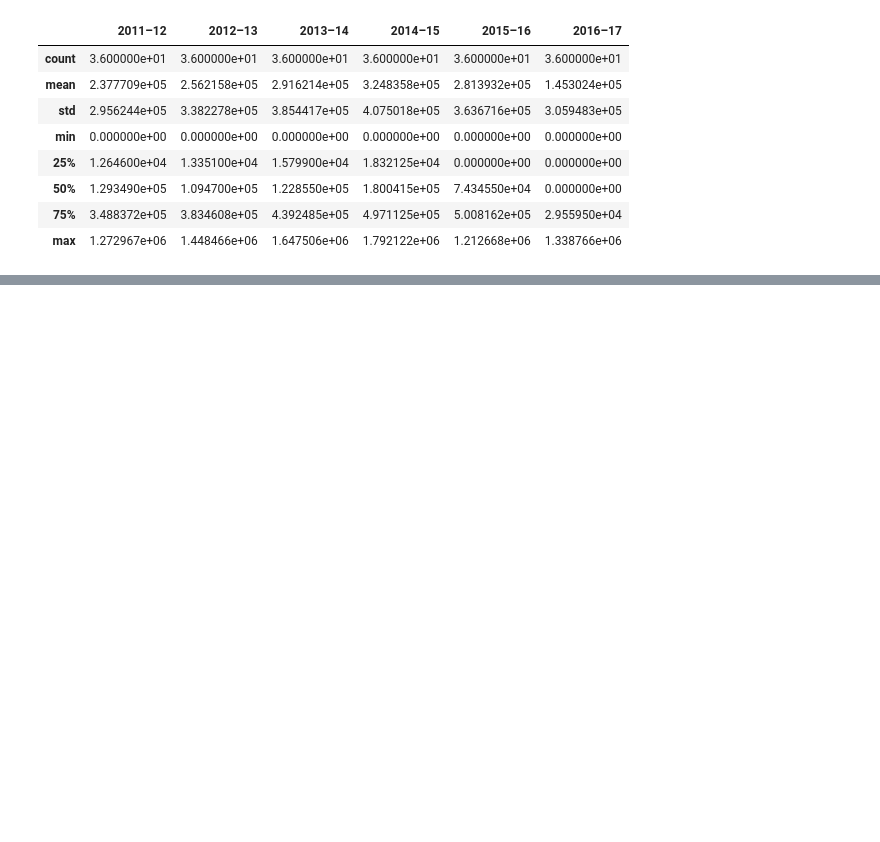
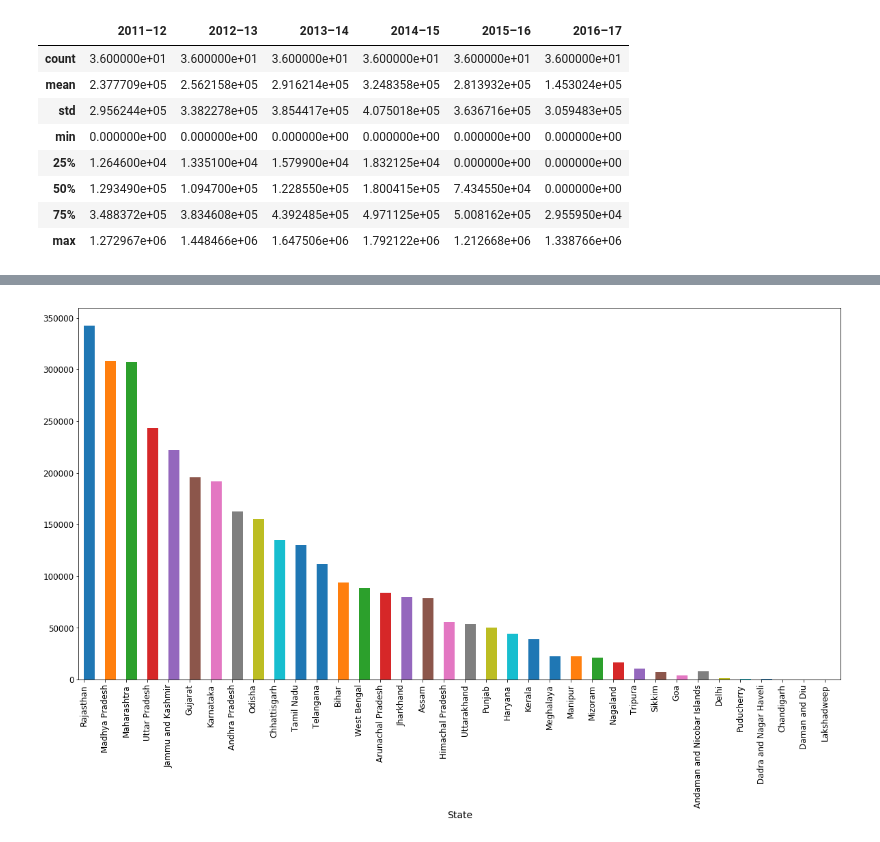
Before and after one commit to SiddalingeshaDS/Data-Incubator, a Jupyter notebook: District wise Rural vs Urban - Stats analysis.ipynb, the cells around one changed output, grey strips where cells are left out. Cells and saved outputs as stored; diff of their text form; code cells hidden in the pictures; blank space fills up the shorter version.

```diff
--- a/District wise Rural vs Urban - Stats analysis.ipynb
+++ b/District wise Rural vs Urban - Stats analysis.ipynb
@@ -347,0 +379,10 @@ internet_sub_df.head()
+# %%
+'''
+data obtained from https://en.wikipedia.org/wiki/List_of_states_and_union_territories_of_India_by_area
+
+'''
+statewise_landarea_df = pd.read_csv('data/statewise_landarea.csv', index_col='State')
+statewise_landarea_df['Area'] = statewise_landarea_df['Area'].str.replace(',', '').astype(int)
+statewise_landarea_df = statewise_landarea_df.drop(columns=['Rank'])
+
+statewise_landarea_df.head()
@@ -347,0 +410,10 @@ internet_sub_df.head()
+# %%
+fig = plt.figure()
+ax = fig.add_subplot(111)
+statewise_landarea_df['Area'].plot.bar(figsize=(20,10), ax=ax, position=0)
+for tick in ax.get_xticklabels():
+        tick.set_rotation(90)
+plt.xticks(rotation=90)
+plt.show()
+# %% [output]
+[figure, added]
```
Also changed, not shown: parts of 8 cells of this notebook, 1 other file.
